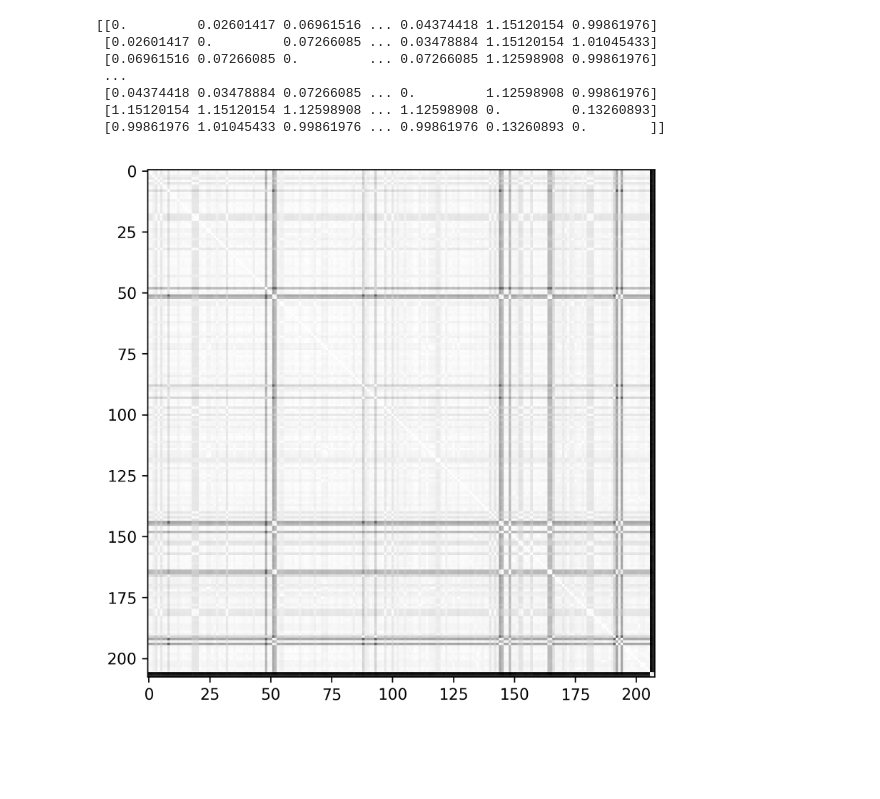
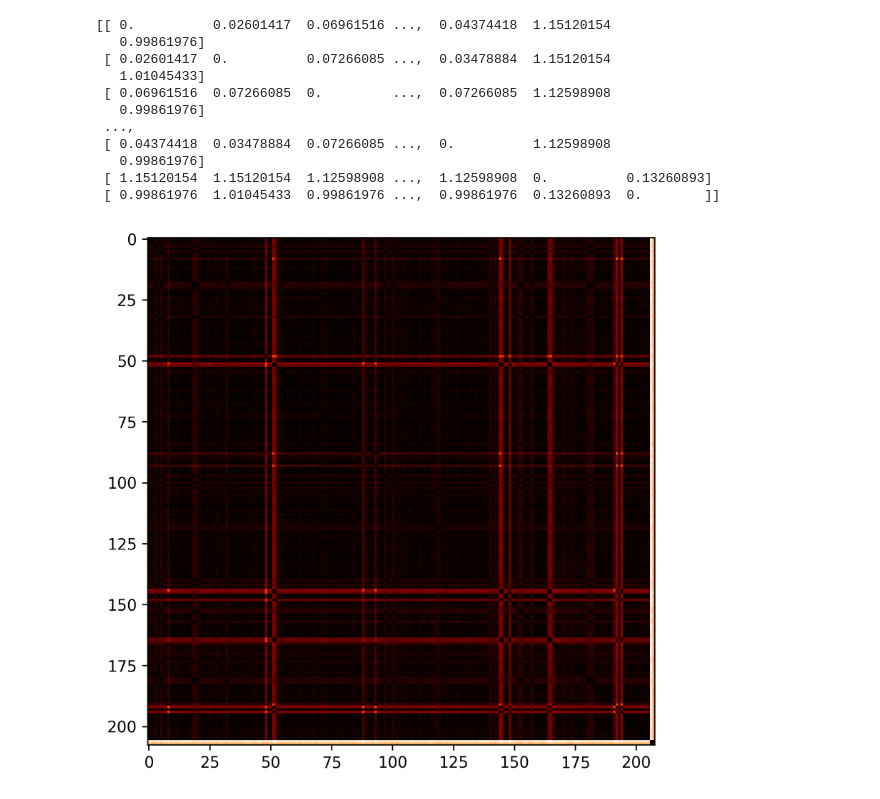
Before and after one commit to laksannathan/Biopython, a Jupyter notebook: humans_demo/genetic_distances/jc_dist.ipynb, the cells around one changed output. Cells and saved outputs as stored; diff of their text form; code cells hidden in the pictures; blank space fills up the shorter version.

```diff
--- a/humans_demo/genetic_distances/jc_dist.ipynb
+++ b/humans_demo/genetic_distances/jc_dist.ipynb
@@ -1,24 +1,28 @@
 # %%
 import scipy.io
 import matplotlib.pyplot as plt
 
 d = scipy.io.loadmat('D.mat')
 
 for key, value in d.items() :
     mat = value
 
 print(mat)
 plt.figure(figsize=(8, 6), dpi=320)
 
-plt.imshow(mat, cmap='gist_hot', interpolation='nearest', aspect=1)
-plt.savefig("heatplot.png")
+plt.imshow(mat, cmap='gist_heat', interpolation='nearest', aspect=1)
+#plt.savefig("heatplot.png")
 plt.show()
 # %% [output]
-[[0.         0.02601417 0.06961516 ... 0.04374418 1.15120154 0.99861976]
- [0.02601417 0.         0.07266085 ... 0.03478884 1.15120154 1.01045433]
- [0.06961516 0.07266085 0.         ... 0.07266085 1.12598908 0.99861976]
- ...
- [0.04374418 0.03478884 0.07266085 ... 0.         1.12598908 0.99861976]
- [1.15120154 1.15120154 1.12598908 ... 1.12598908 0.         0.13260893]
- [0.99861976 1.01045433 0.99861976 ... 0.99861976 0.13260893 0.        ]]
+[[ 0.          0.02601417  0.06961516 ...,  0.04374418  1.15120154
+   0.99861976]
+ [ 0.02601417  0.          0.07266085 ...,  0.03478884  1.15120154
+   1.01045433]
+ [ 0.06961516  0.07266085  0.         ...,  0.07266085  1.12598908
+   0.99861976]
+ ...,
+ [ 0.04374418  0.03478884  0.07266085 ...,  0.          1.12598908
+   0.99861976]
+ [ 1.15120154  1.15120154  1.12598908 ...,  1.12598908  0.          0.13260893]
+ [ 0.99861976  1.01045433  0.99861976 ...,  0.99861976  0.13260893  0.        ]]
-[figure, old version]
+[figure, new version]
```
Also changed, not shown: 3 other files.
